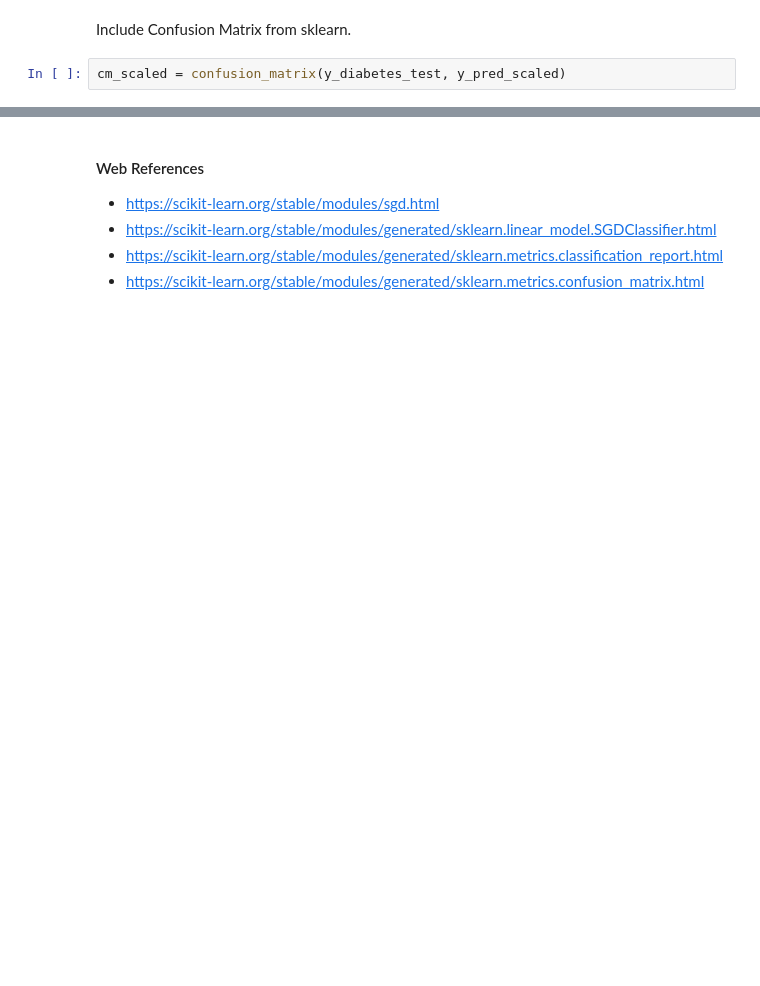
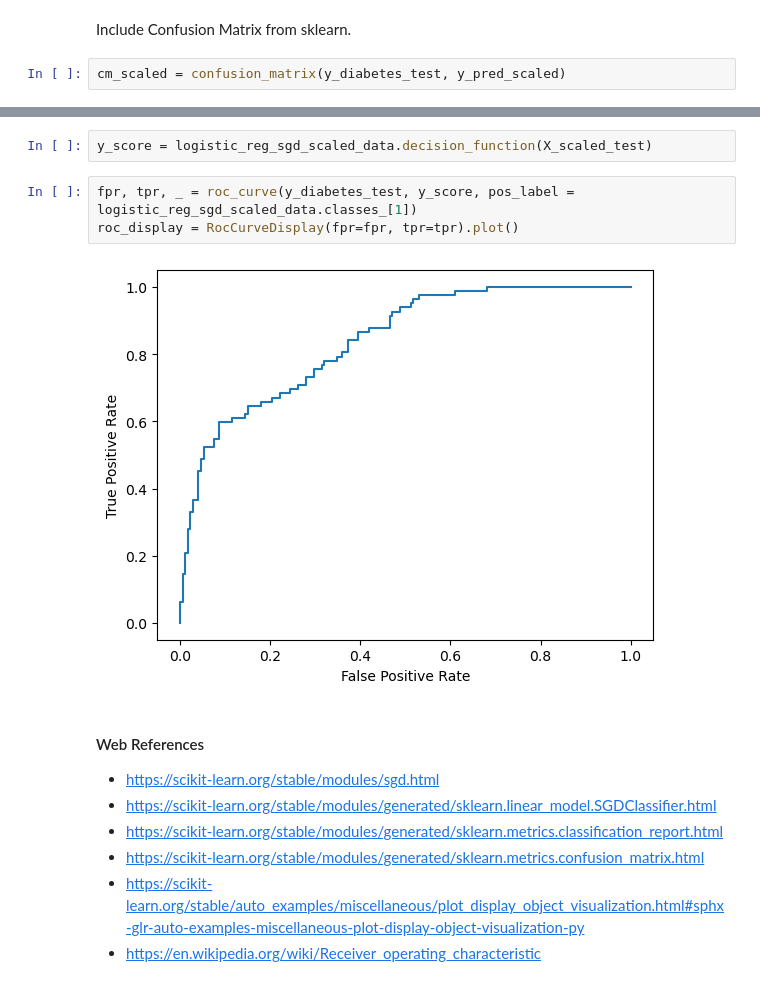
Before and after one commit to niallguerin/ml-algorithms-notebooks, a Jupyter notebook: logistic-reg-stochastic-gradient-descent/Logistic-Regression-with-SGD.ipynb, the cells around one changed output, grey strips where cells are left out. Drawn from its saved outputs; the diff is of its cells as text; blank space fills up the shorter version.

```diff
--- a/logistic-reg-stochastic-gradient-descent/Logistic-Regression-with-SGD.ipynb
+++ b/logistic-reg-stochastic-gradient-descent/Logistic-Regression-with-SGD.ipynb
@@ -420,6 +425,15 @@ sns.heatmap(df_confusion_matrix_scaled, annot=True, fmt='g')
+# %%
+y_score = logistic_reg_sgd_scaled_data.decision_function(X_scaled_test)
+# %%
+fpr, tpr, _ = roc_curve(y_diabetes_test, y_score, pos_label = logistic_reg_sgd_scaled_data.classes_[1])
+roc_display = RocCurveDisplay(fpr=fpr, tpr=tpr).plot()
+# %% [output]
+[figure, added]
 # %% [markdown]
 #### Web References
 - https://scikit-learn.org/stable/modules/sgd.html
 - https://scikit-learn.org/stable/modules/generated/sklearn.linear_model.SGDClassifier.html
 - https://scikit-learn.org/stable/modules/generated/sklearn.metrics.classification_report.html
 - https://scikit-learn.org/stable/modules/generated/sklearn.metrics.confusion_matrix.html
+- https://scikit-learn.org/stable/auto_examples/miscellaneous/plot_display_object_visualization.html#sphx-glr-auto-examples-miscellaneous-plot-display-object-visualization-py
+- https://en.wikipedia.org/wiki/Receiver_operating_characteristic
```
Also changed, not shown: parts of 18 cells of this notebook, 1 other file.
